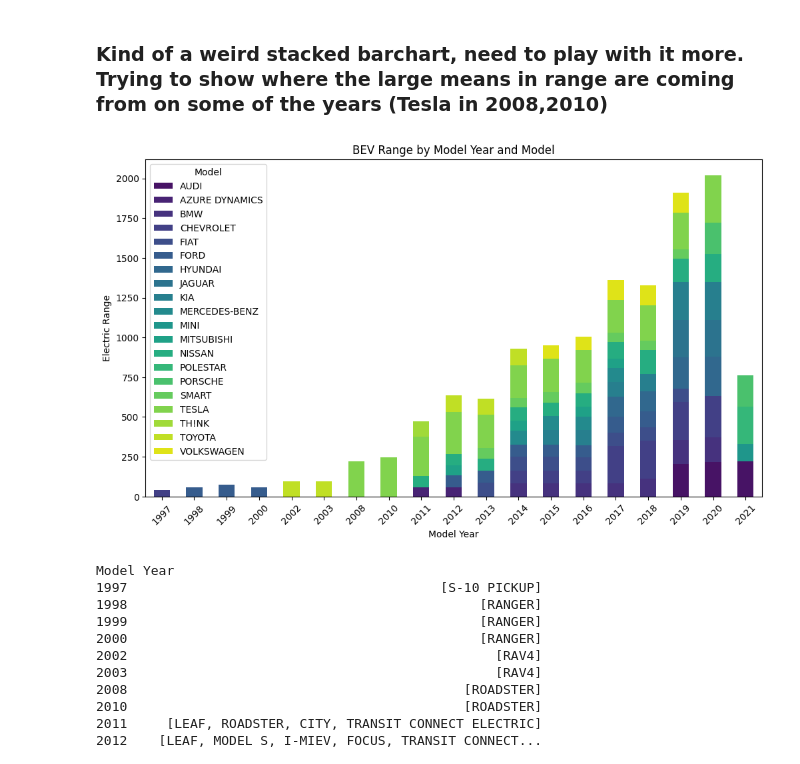
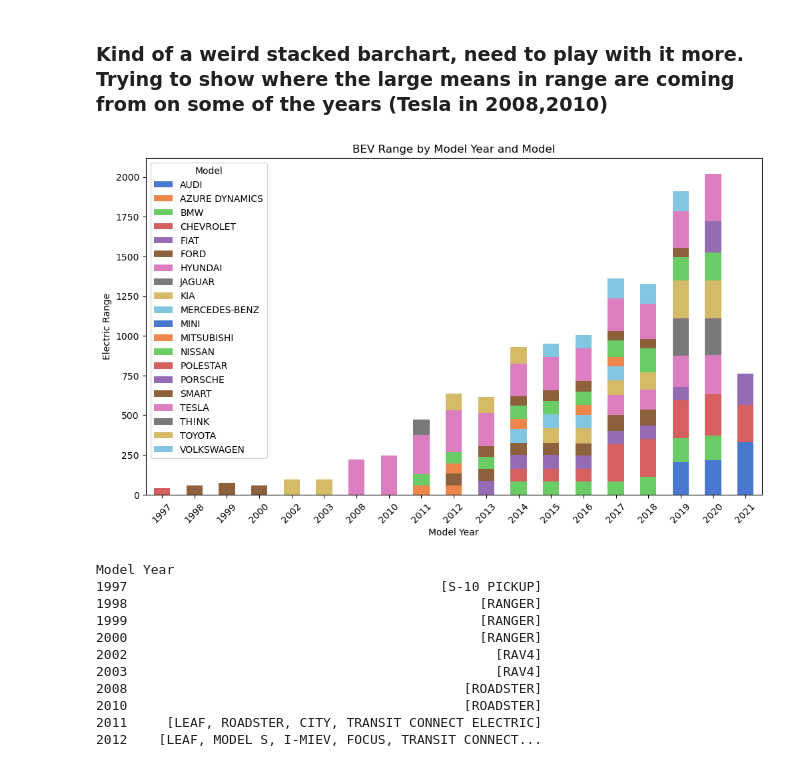
Before and after one commit to MichaelHowick/CS4580-EDA-Assignment, a Jupyter notebook: lk_notebook.ipynb, the cells around one changed output. Cells and saved outputs as stored; diff of their text form; code cells hidden in the pictures.

```diff
--- a/lk_notebook.ipynb
+++ b/lk_notebook.ipynb
@@ -35,0 +41,4 @@ df
+# %%
+# Remove columns that aren't useful to simplify data exploration
+df = df.drop(['DOL Vehicle ID', 'Electric Utility', 'CAFV', 'State' ], axis=1)
+df.head()
@@ -124,15 +189,18 @@ Text(0.5, 1.0, 'BEV Range by Model Year')
 # %%
 bev_pivot = bev_make_range_df.pivot(index='Model Year', columns='Make', values='Electric Range')
-colors = sns.color_palette("viridis", len(bev_pivot.columns))
-ax = bev_pivot.plot(kind='bar', stacked=True, figsize=(10, 6), color=colors)
+# Using seaborn for the color palette (More options -> make sure each model is unique)
+colors = sns.color_palette("muted", n_colors=len(bev_pivot.columns))
+# convert Seaborn palette to matplotlib colormap (cmap)
+cmap = ListedColormap(colors)
+ax = bev_pivot.plot(kind='bar', stacked=True, figsize=(10, 6),colormap=cmap )
 plt.xticks(rotation=45)
 plt.tight_layout()
 plt.title('BEV Range by Model Year and Model')
 plt.ylabel('Electric Range')
 plt.legend(title='Model')
 plt.show()
 # %% [output]
-[figure, old version]
+[figure, new version]
 # %%
 # Creating a Panda Series of the unique models in each model year to correlate with the change in range
 
```
Also changed, not shown: parts of 33 cells of this notebook, 6 other files.
